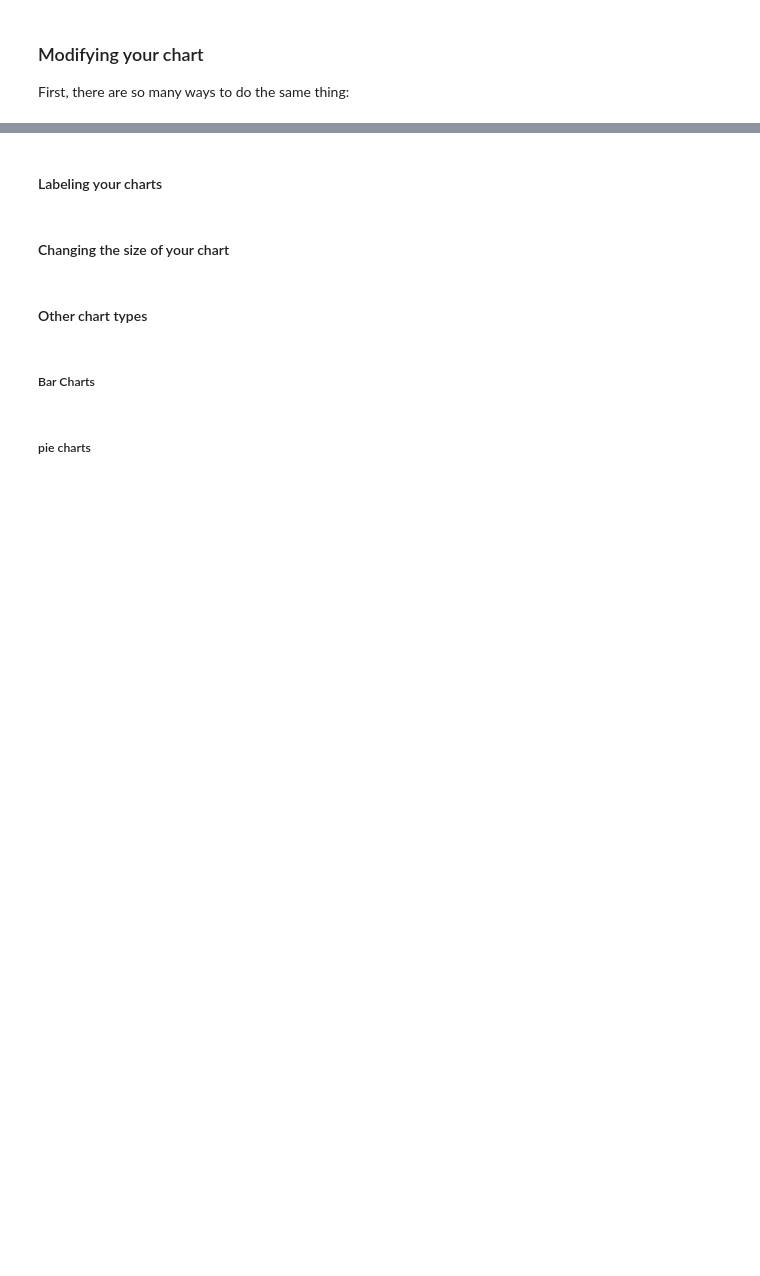
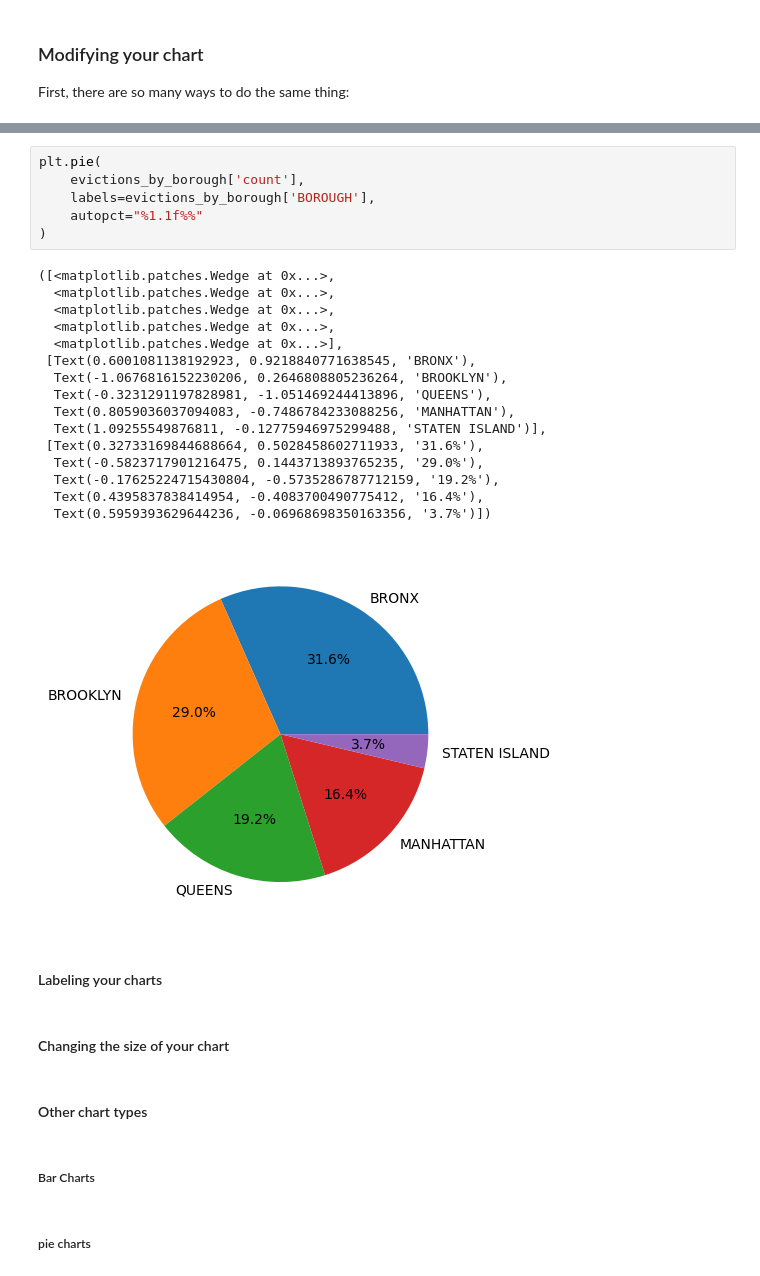
Before and after one commit to jack-walk/CUNY_adv-data, a Jupyter notebook: w6/input/review02-time-series-analysis-matplotlib-exercise.ipynb, the cells around one changed output, grey strips where cells are left out. Cells and saved outputs as stored; diff of their text form; blank space fills up the shorter version.

```diff
--- a/w6/input/review02-time-series-analysis-matplotlib-exercise.ipynb
+++ b/w6/input/review02-time-series-analysis-matplotlib-exercise.ipynb
@@ -119,3 +188,26 @@ First, there are so many ways to do the same thing:
+# %%
+plt.pie(
+    evictions_by_borough['count'],
+    labels=evictions_by_borough['BOROUGH'],
+    autopct="%1.1f%%"
+)
+# %% [output]
+([<matplotlib.patches.Wedge at 0x...>,
+  <matplotlib.patches.Wedge at 0x...>,
+  <matplotlib.patches.Wedge at 0x...>,
+  <matplotlib.patches.Wedge at 0x...>,
+  <matplotlib.patches.Wedge at 0x...>],
+ [Text(0.6001081138192923, 0.9218840771638545, 'BRONX'),
+  Text(-1.0676816152230206, 0.2646808805236264, 'BROOKLYN'),
+  Text(-0.3231291197828981, -1.051469244413896, 'QUEENS'),
+  Text(0.8059036037094083, -0.7486784233088256, 'MANHATTAN'),
+  Text(1.09255549876811, -0.12775946975299488, 'STATEN ISLAND')],
+ [Text(0.32733169844688664, 0.5028458602711933, '31.6%'),
+  Text(-0.5823717901216475, 0.1443713893765235, '29.0%'),
+  Text(-0.17625224715430804, -0.5735286787712159, '19.2%'),
+  Text(0.4395837838414954, -0.4083700490775412, '16.4%'),
+  Text(0.5959393629644236, -0.06968698350163356, '3.7%')])
+[figure, added]
 # %% [markdown]
 #### Labeling your charts
 # %% [markdown]
```
Also changed, not shown: parts of 7 cells of this notebook.
